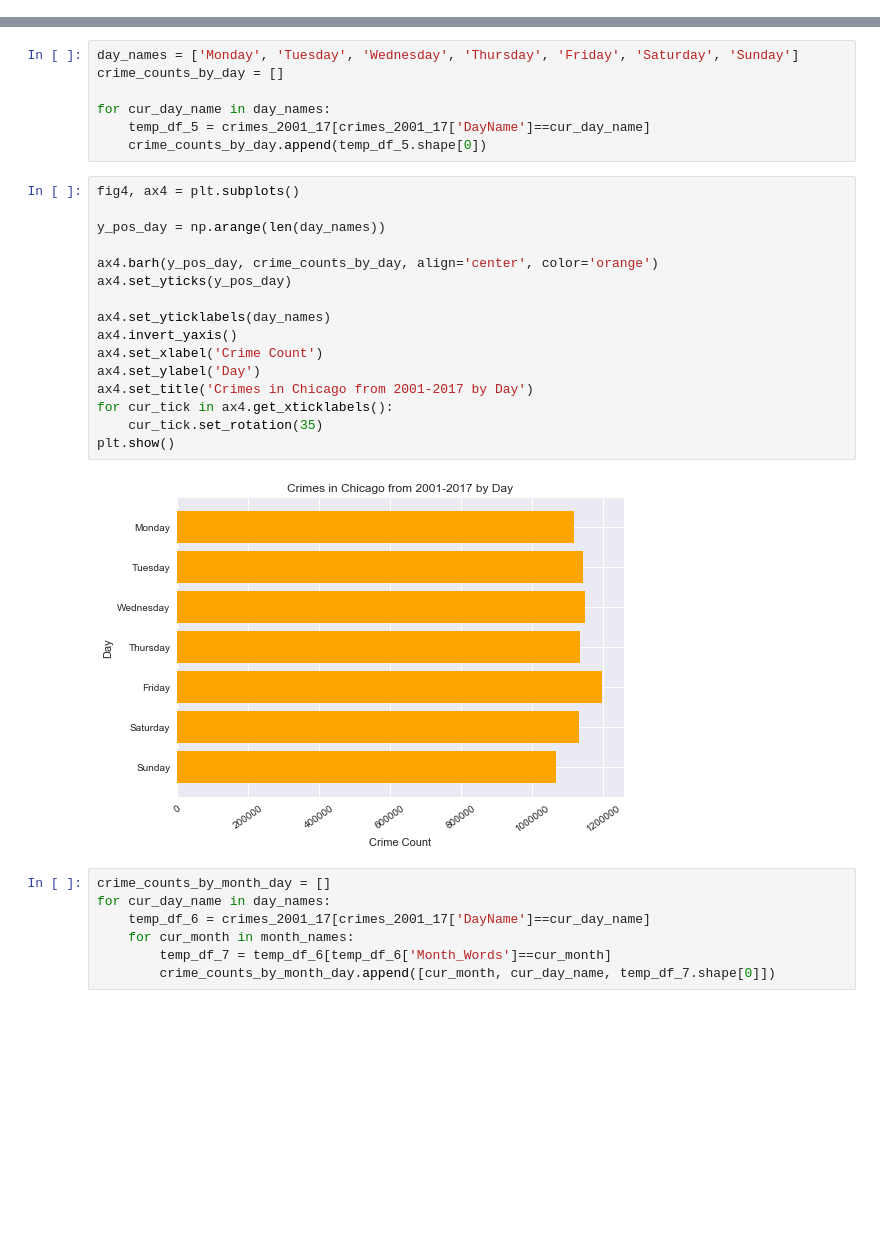
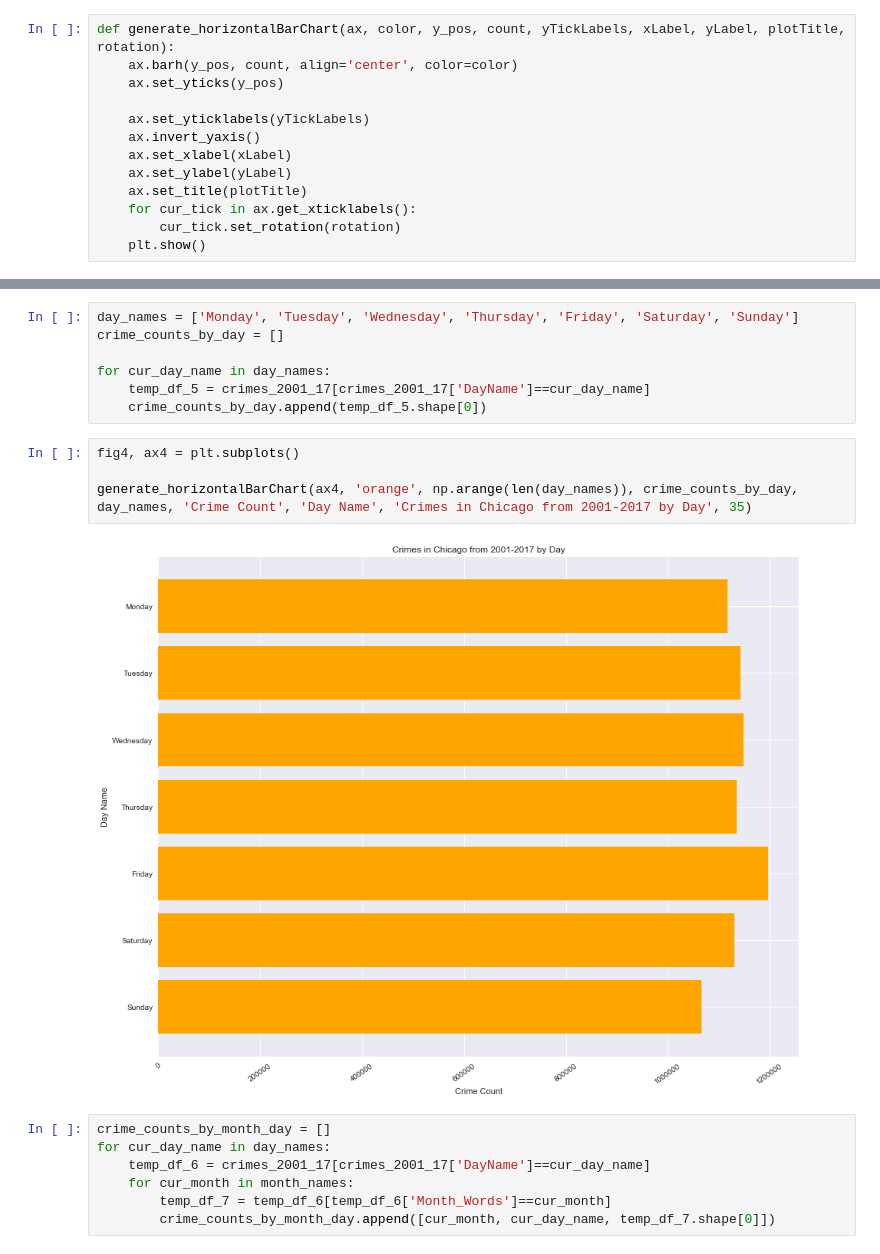
Before and after one commit to bodhisattamaiti25/projects-data-science, a Jupyter notebook: chicago_crime_data_analysis/chicago_crime_data_analysis.ipynb, the cells around one changed output, grey strips where cells are left out. Drawn from its saved outputs; the diff is of its cells as text; blank space fills up the shorter version.

```diff
--- a/chicago_crime_data_analysis/chicago_crime_data_analysis.ipynb
+++ b/chicago_crime_data_analysis/chicago_crime_data_analysis.ipynb
@@ -4,0 +10,13 @@ import matplotlib.pyplot as plt
+# %%
+def generate_horizontalBarChart(ax, color, y_pos, count, yTickLabels, xLabel, yLabel, plotTitle, rotation):
+    ax.barh(y_pos, count, align='center', color=color)
+    ax.set_yticks(y_pos)
+
+    ax.set_yticklabels(yTickLabels)
+    ax.invert_yaxis()
+    ax.set_xlabel(xLabel)
+    ax.set_ylabel(yLabel)
+    ax.set_title(plotTitle)
+    for cur_tick in ax.get_xticklabels():
+        cur_tick.set_rotation(rotation)
+    plt.show()
@@ -313,21 +282,9 @@ for cur_day_name in day_names:
 # %%
 fig4, ax4 = plt.subplots()
 
-y_pos_day = np.arange(len(day_names))
-
-ax4.barh(y_pos_day, crime_counts_by_day, align='center', color='orange')
-ax4.set_yticks(y_pos_day)
-
-ax4.set_yticklabels(day_names)
-ax4.invert_yaxis()
-ax4.set_xlabel('Crime Count')
-ax4.set_ylabel('Day')
-ax4.set_title('Crimes in Chicago from 2001-2017 by Day')
-for cur_tick in ax4.get_xticklabels():
-    cur_tick.set_rotation(35)
-plt.show()
+generate_horizontalBarChart(ax4, 'orange', np.arange(len(day_names)), crime_counts_by_day, day_names, 'Crime Count', 'Day Name', 'Crimes in Chicago from 2001-2017 by Day', 35)
 # %% [output]
-[figure, old version]
+[figure, new version]
 # %%
 crime_counts_by_month_day = []
 for cur_day_name in day_names:
```
Also changed, not shown: parts of 18 cells of this notebook.
